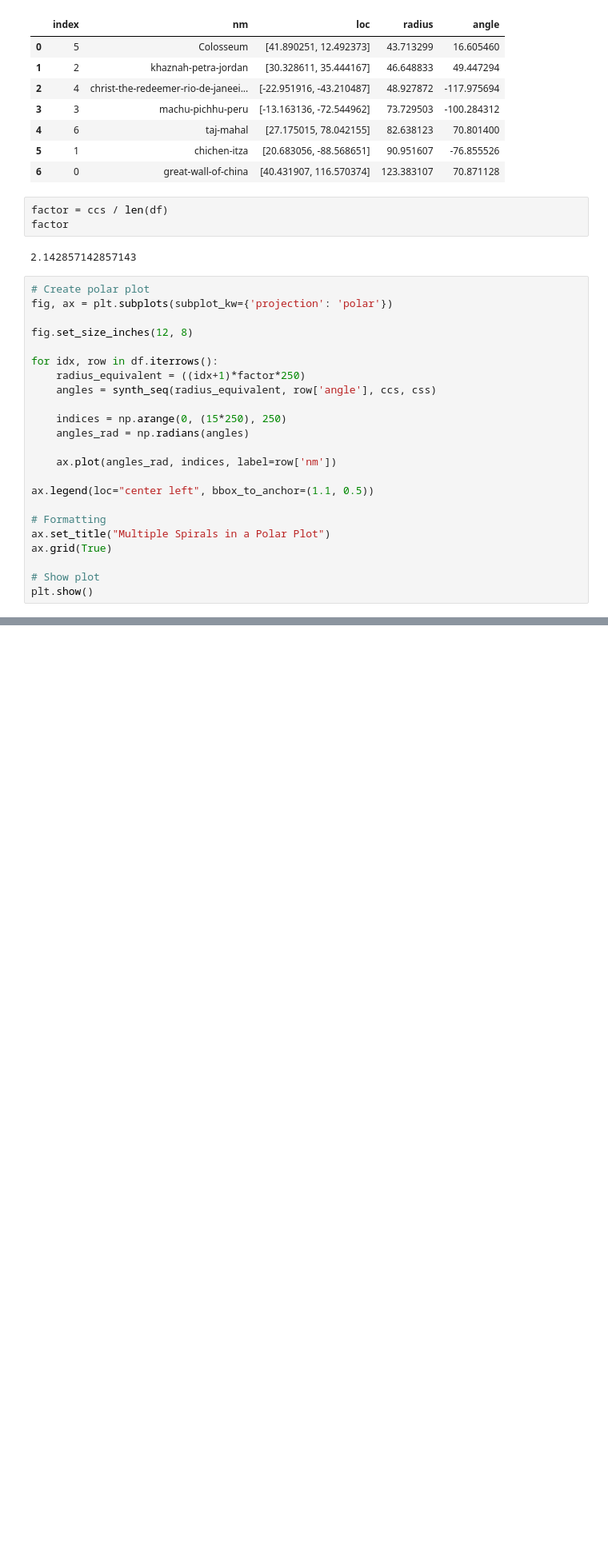
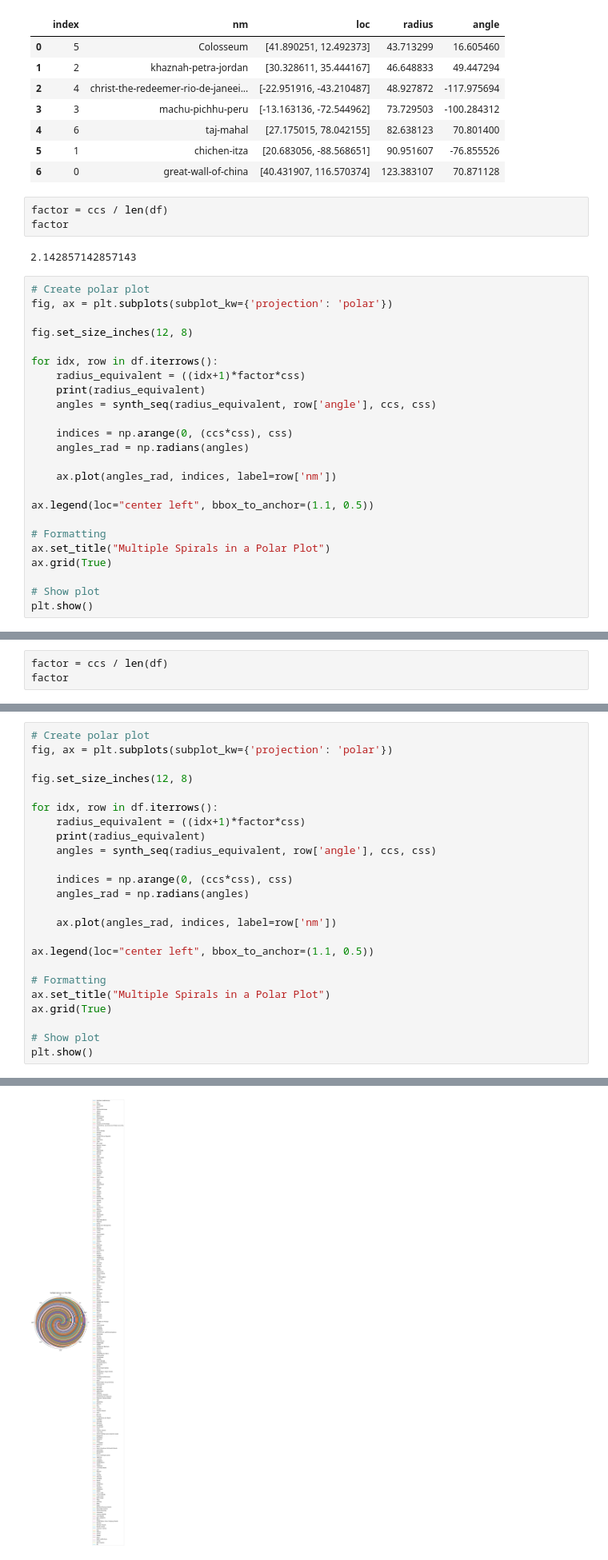
Before and after one commit to Palani-SN/Computational-Art, a Jupyter notebook: demo.ipynb, the cells around one changed output, grey strips where cells are left out. Shown at 80% size. Cells and saved outputs as stored; diff of their text form; blank space fills up the shorter version.

Commit message:
spiral poc done

```diff
--- a/demo.ipynb
+++ b/demo.ipynb
@@ -56,10 +56,11 @@ fig, ax = plt.subplots(subplot_kw={'projection': 'polar'})
 fig.set_size_inches(12, 8)
 
 for idx, row in df.iterrows():
-    radius_equivalent = ((idx+1)*factor*250)
+    radius_equivalent = ((idx+1)*factor*css)
+    print(radius_equivalent)
     angles = synth_seq(radius_equivalent, row['angle'], ccs, css)
 
-    indices = np.arange(0, (15*250), 250)
+    indices = np.arange(0, (ccs*css), css)
     angles_rad = np.radians(angles)
 
     ax.plot(angles_rad, indices, label=row['nm'])
@@ -76,0 +121,3 @@ plt.show()
+# %%
+factor = ccs / len(df)
+factor
@@ -76,0 +126,25 @@ plt.show()
+# %%
+# Create polar plot
+fig, ax = plt.subplots(subplot_kw={'projection': 'polar'})
+
+fig.set_size_inches(12, 8)
+
+for idx, row in df.iterrows():
+    radius_equivalent = ((idx+1)*factor*css)
+    print(radius_equivalent)
+    angles = synth_seq(radius_equivalent, row['angle'], ccs, css)
+
+    indices = np.arange(0, (ccs*css), css)
+    angles_rad = np.radians(angles)
+
+    ax.plot(angles_rad, indices, label=row['nm'])
+
+ax.legend(loc="center left", bbox_to_anchor=(1.1, 0.5))
+
+# Formatting
+ax.set_title("Multiple Spirals in a Polar Plot")
+ax.grid(True)
+
+# Show plot
+plt.show()
+# %% [output]
@@ -76,0 +168 @@ plt.show()
+[figure, added]
```
Also changed, not shown: parts of 4 cells of this notebook, 1 other file.
